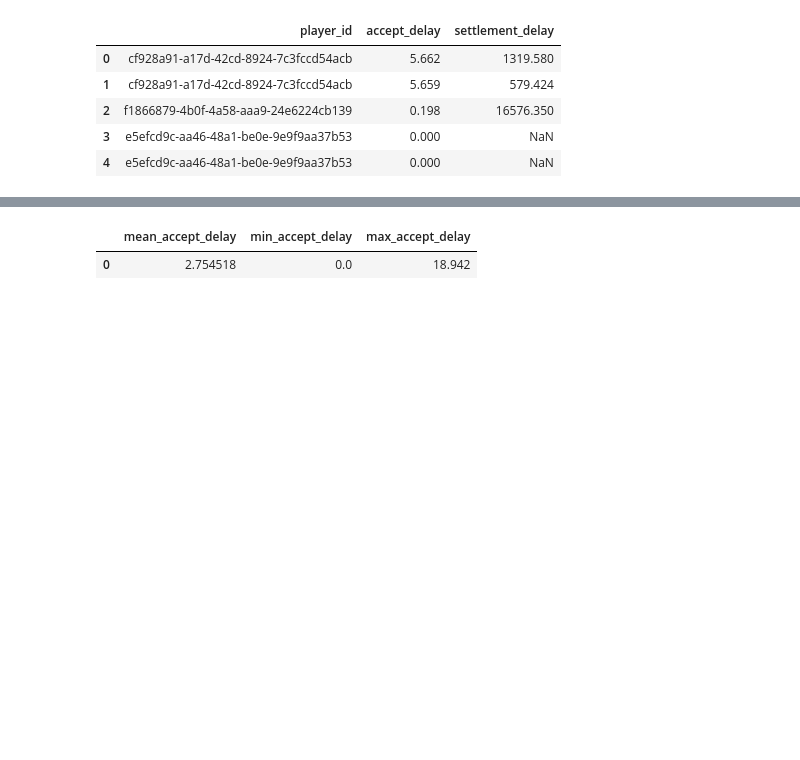
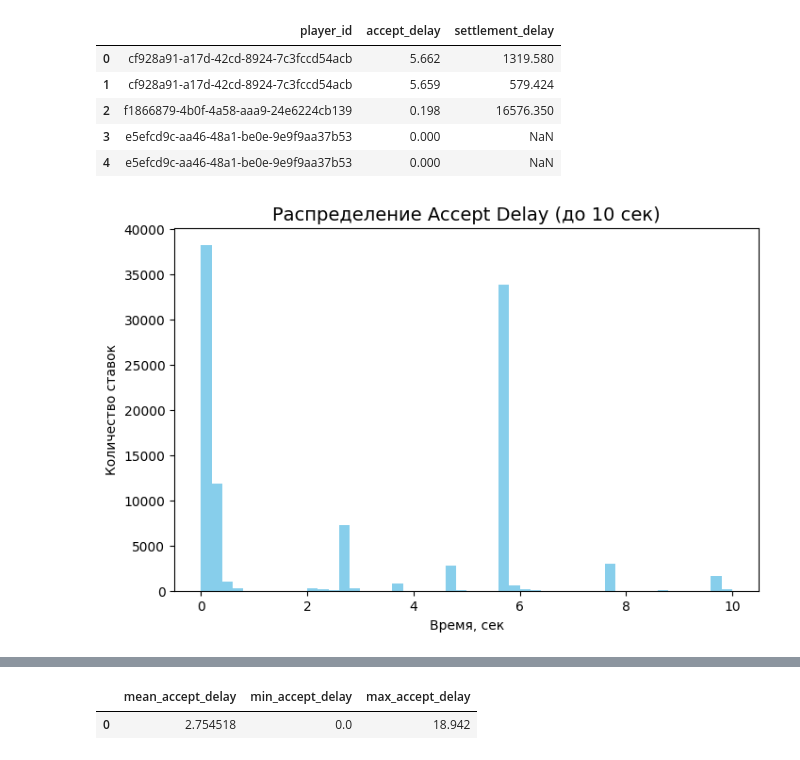
Before and after one commit to aliakseizvertouski/bet_analyse, a Jupyter notebook: bet_analyse.ipynb, the cells around one changed output, grey strips where cells are left out. Saved outputs shown, nothing was run; the diff lists cells and outputs as text; code cells hidden in the pictures; blank space fills up the shorter version.

```diff
--- a/bet_analyse.ipynb
+++ b/bet_analyse.ipynb
@@ -142,3 +176,15 @@ churn_rate.head()
 | 2 | f1866879-4b0f-4a58-aaa9-24e6224cb139 | 0.198 | 16576.350 |
 | 3 | e5efcd9c-aa46-48a1-be0e-9e9f9aa37b53 | 0.000 | NaN |
 | 4 | e5efcd9c-aa46-48a1-be0e-9e9f9aa37b53 | 0.000 | NaN |
+# %%
+fig, ax = plt.subplots(figsize=(8, 5))
+
+ax.hist(bet["accept_delay"], bins=50, range=(0, 10), color='skyblue')
+
+ax.set_title('Распределение Accept Delay (до 10 сек)', fontsize=14)
+ax.set_xlabel('Время, сек')
+ax.set_ylabel('Количество ставок')
+
+plt.show()
+# %% [output]
+[figure, added]
```
Also changed, not shown: parts of 6 cells of this notebook.
